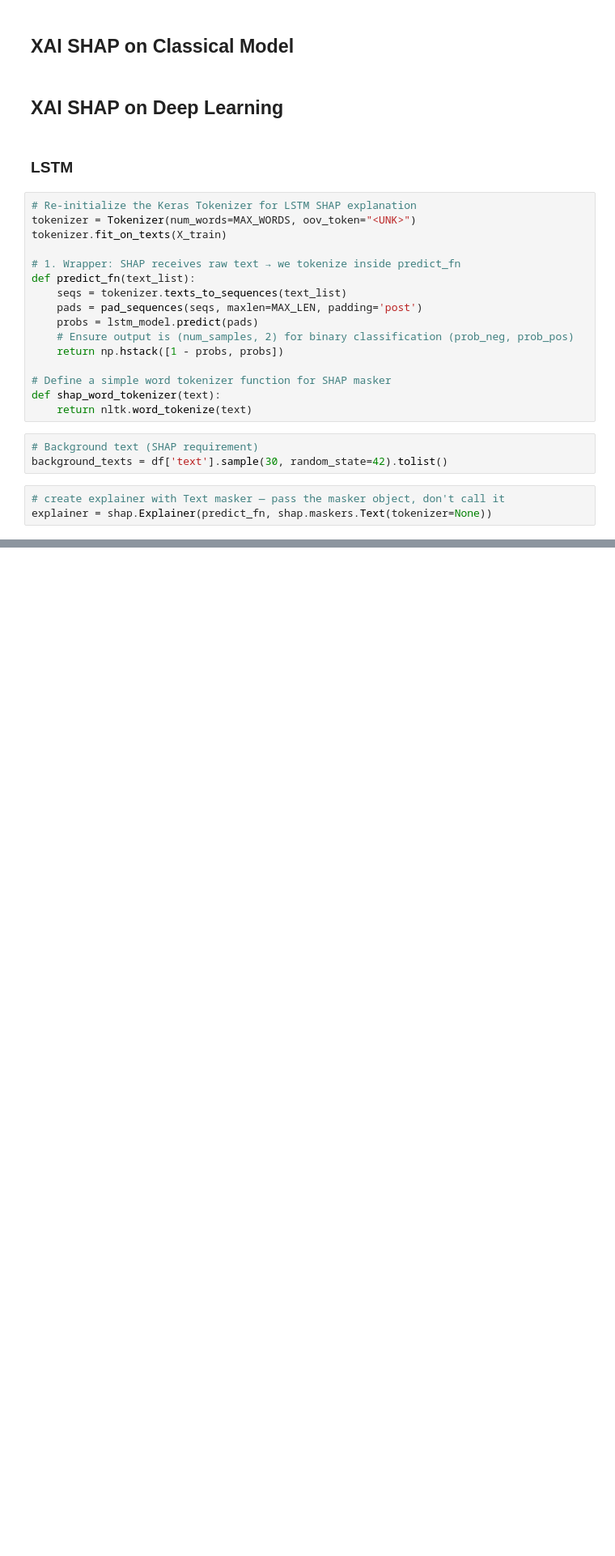
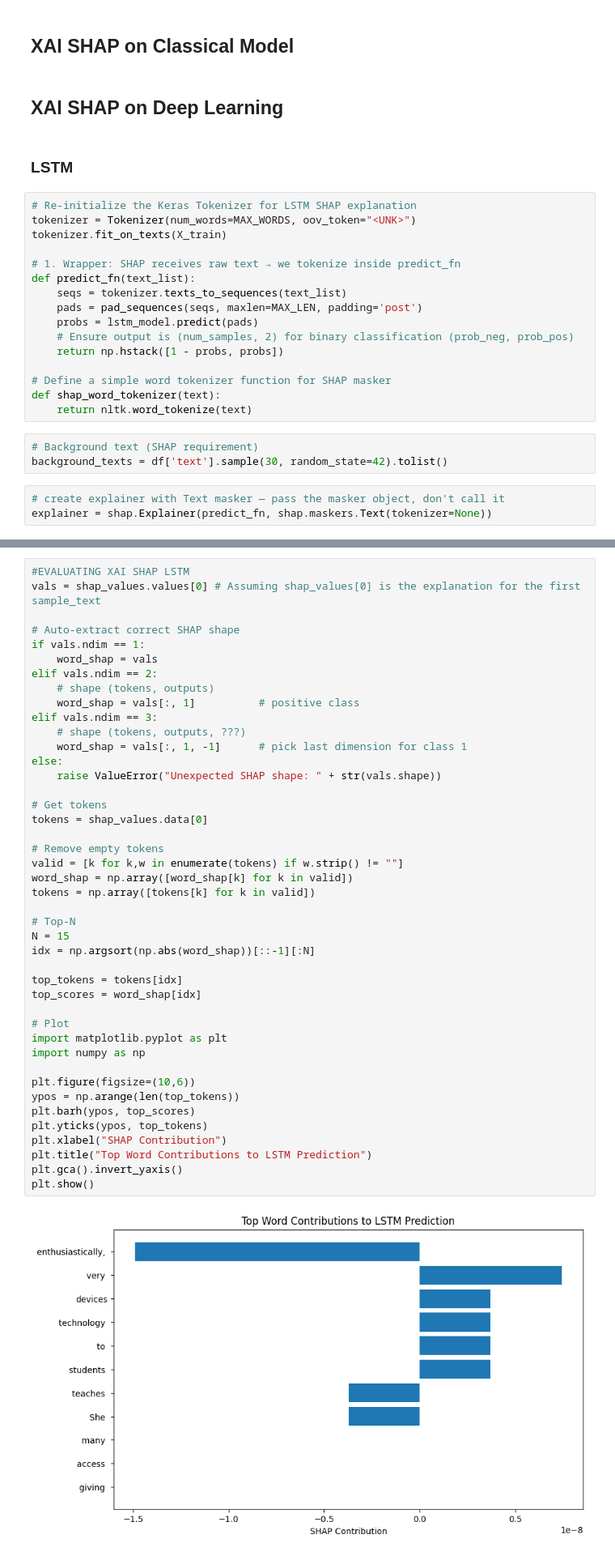
Before and after one commit to Tsherii/Elect-3-Machine-Learning-PIT, a Jupyter notebook: main.ipynb, the cells around one changed output, grey strips where cells are left out. Shown: that part at 81% size. Saved outputs shown, nothing was run; the diff lists cells and outputs as text; blank space fills up the shorter version.

Commit message:
text cleaning, processed, build ML and DL - error on DB model

```diff
--- a/main.ipynb
+++ b/main.ipynb
@@ -646,0 +879,45 @@ NameError: name 'lstm_model' is not defined
+# %%
+#EVALUATING XAI SHAP LSTM
+vals = shap_values.values[0] # Assuming shap_values[0] is the explanation for the first sample_text
+
+# Auto-extract correct SHAP shape
+if vals.ndim == 1:
+    word_shap = vals
+elif vals.ndim == 2:
+    # shape (tokens, outputs)
+    word_shap = vals[:, 1]          # positive class
+elif vals.ndim == 3:
+    # shape (tokens, outputs, ???)
+    word_shap = vals[:, 1, -1]      # pick last dimension for class 1
+else:
+    raise ValueError("Unexpected SHAP shape: " + str(vals.shape))
+
+# Get tokens
+tokens = shap_values.data[0]
+
+# Remove empty tokens
+valid = [k for k,w in enumerate(tokens) if w.strip() != ""]
+word_shap = np.array([word_shap[k] for k in valid])
+tokens = np.array([tokens[k] for k in valid])
+
+# Top-N
+N = 15
+idx = np.argsort(np.abs(word_shap))[::-1][:N]
+
+top_tokens = tokens[idx]
+top_scores = word_shap[idx]
+
+# Plot
+import matplotlib.pyplot as plt
+import numpy as np
+
+plt.figure(figsize=(10,6))
+ypos = np.arange(len(top_tokens))
+plt.barh(ypos, top_scores)
+plt.yticks(ypos, top_tokens)
+plt.xlabel("SHAP Contribution")
+plt.title("Top Word Contributions to LSTM Prediction")
+plt.gca().invert_yaxis()
+plt.show()
+# %% [output]
+[figure, added]
```
Also changed, not shown: parts of 17 cells of this notebook.
